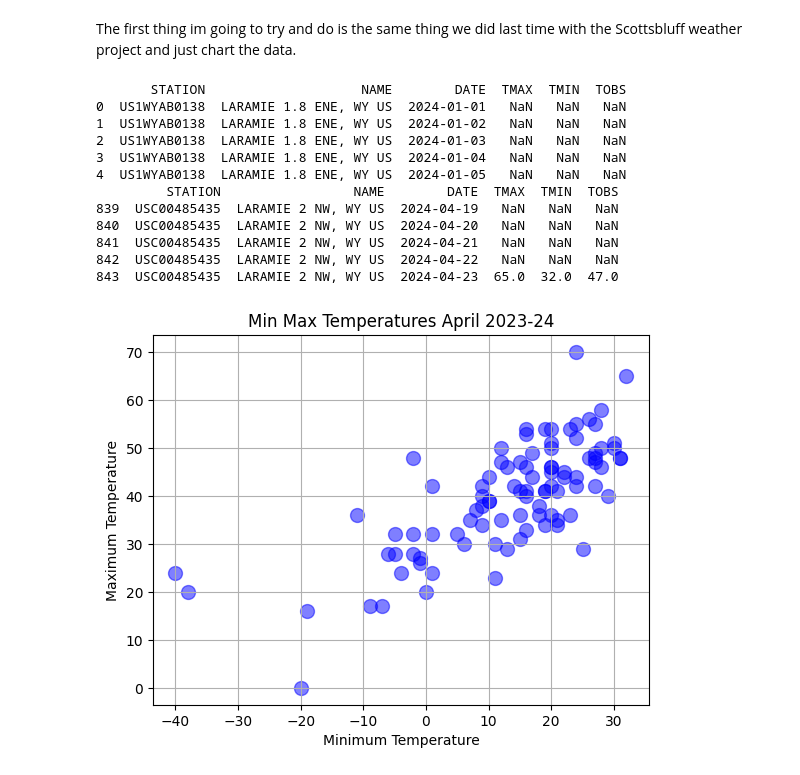
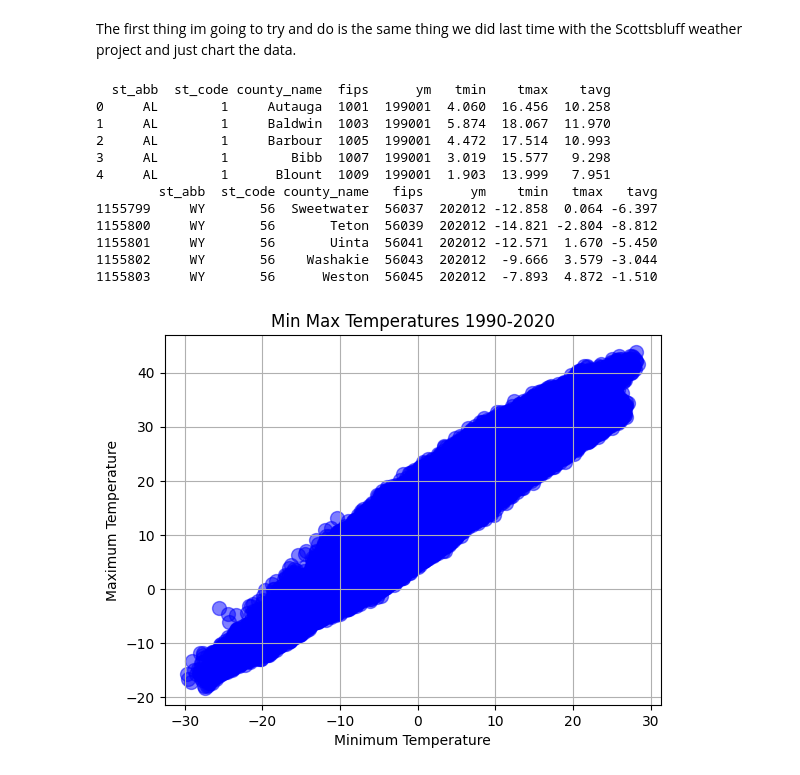
Before and after one commit to regtoga/AidansDataScienceProject, a Jupyter notebook: TheProject.ipynb, the cells around one changed output. Drawn from its saved outputs; the diff is of its cells as text; code cells hidden in the pictures.

```diff
--- a/TheProject.ipynb
+++ b/TheProject.ipynb
@@ -19,51 +19,51 @@ The first thing im going to try and do is the same thing we did last time with t
 import pandas as pd
 import matplotlib.pyplot as plt
 
-#Read the data from the CSV file "3671811.csv" into a Dataframe named "noaa"
-noaa = pd.read_csv(
-    "Data/MontlyTemperaturesInUSA.csv"
+#Read the data from the CSV file "3671811.csv" into a Dataframe named "weather"
+weather = pd.read_csv(
+    "https://raw.githubusercontent.com/regtoga/AidansDataScienceProject/main/Data/MontlyTemperaturesInUSA.csv"
 )
 
 #Display the first and last few rows of the DataFrame "noaa".
 #This gives you an idea about the types of data
-print(noaa.head())
-print(noaa.tail())
+print(weather.head())
+print(weather.tail())
 
 #Extract the 'TMAX' and 'TMIN' colums from the DataFrame "noaa"
 #assign to variables
-temp_max = noaa['TMAX']
-temp_min = noaa['TMIN']
+temp_max = weather['tmax']
+temp_min = weather['tmin']
 
 #Create a scatter plot with "temp_min" as the x-values,
 #"temp_max" as the y-valuesl, marker size of 100,
 #filled markers in blue color with transparency set to 0.5.
 plt.scatter(temp_min, temp_max, s=100, c="blue", alpha=0.5)
 
 #Display the grid on the plot
 plt.grid(True)
 
 #Set the title of the plot to "Min Max Temperatures Jan-Mar 2024".
-plt.title("Min Max Temperatures April 2023-24")
+plt.title("Min Max Temperatures 1990-2020")
 
 #Set the label for the x-axis as "Minimum Temperature"
 plt.xlabel("Minimum Temperature")
 
 #Set the label for the y-axis as "Maximum Temperature".
 plt.ylabel("Maximum Temperature")
 
 #Display the plot.
 plt.show()
 # %% [output]
-       STATION                    NAME        DATE  TMAX  TMIN  TOBS
-0  US1WYAB0138  LARAMIE 1.8 ENE, WY US  2024-01-01   NaN   NaN   NaN
-1  US1WYAB0138  LARAMIE 1.8 ENE, WY US  2024-01-02   NaN   NaN   NaN
-2  US1WYAB0138  LARAMIE 1.8 ENE, WY US  2024-01-03   NaN   NaN   NaN
-3  US1WYAB0138  LARAMIE 1.8 ENE, WY US  2024-01-04   NaN   NaN   NaN
-4  US1WYAB0138  LARAMIE 1.8 ENE, WY US  2024-01-05   NaN   NaN   NaN
-         STATION                 NAME        DATE  TMAX  TMIN  TOBS
-839  USC00485435  LARAMIE 2 NW, WY US  2024-04-19   NaN   NaN   NaN
-840  USC00485435  LARAMIE 2 NW, WY US  2024-04-20   NaN   NaN   NaN
-841  USC00485435  LARAMIE 2 NW, WY US  2024-04-21   NaN   NaN   NaN
-842  USC00485435  LARAMIE 2 NW, WY US  2024-04-22   NaN   NaN   NaN
-843  USC00485435  LARAMIE 2 NW, WY US  2024-04-23  65.0  32.0  47.0
+  st_abb  st_code county_name  fips      ym   tmin    tmax    tavg
+0     AL        1     Autauga  1001  199001  4.060  16.456  10.258
+1     AL        1     Baldwin  1003  199001  5.874  18.067  11.970
+2     AL        1     Barbour  1005  199001  4.472  17.514  10.993
+3     AL        1        Bibb  1007  199001  3.019  15.577   9.298
+4     AL        1      Blount  1009  199001  1.903  13.999   7.951
+        st_abb  st_code county_name   fips      ym    tmin   tmax   tavg
+1155799     WY       56  Sweetwater  56037  202012 -12.858  0.064 -6.397
+1155800     WY       56       Teton  56039  202012 -14.821 -2.804 -8.812
+1155801     WY       56       Uinta  56041  202012 -12.571  1.670 -5.450
+1155802     WY       56    Washakie  56043  202012  -9.666  3.579 -3.044
+1155803     WY       56      Weston  56045  202012  -7.893  4.872 -1.510
-[figure, old version]
+[figure, new version]
```
Also changed, not shown: parts of 7 cells of this notebook.
